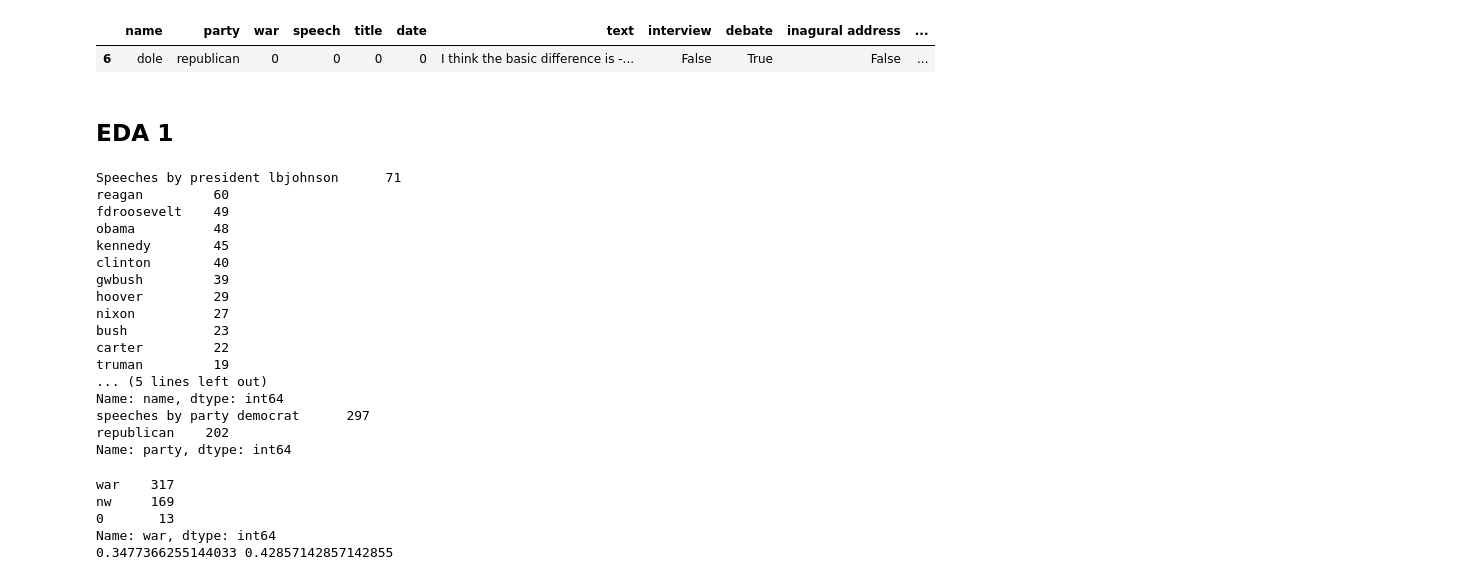
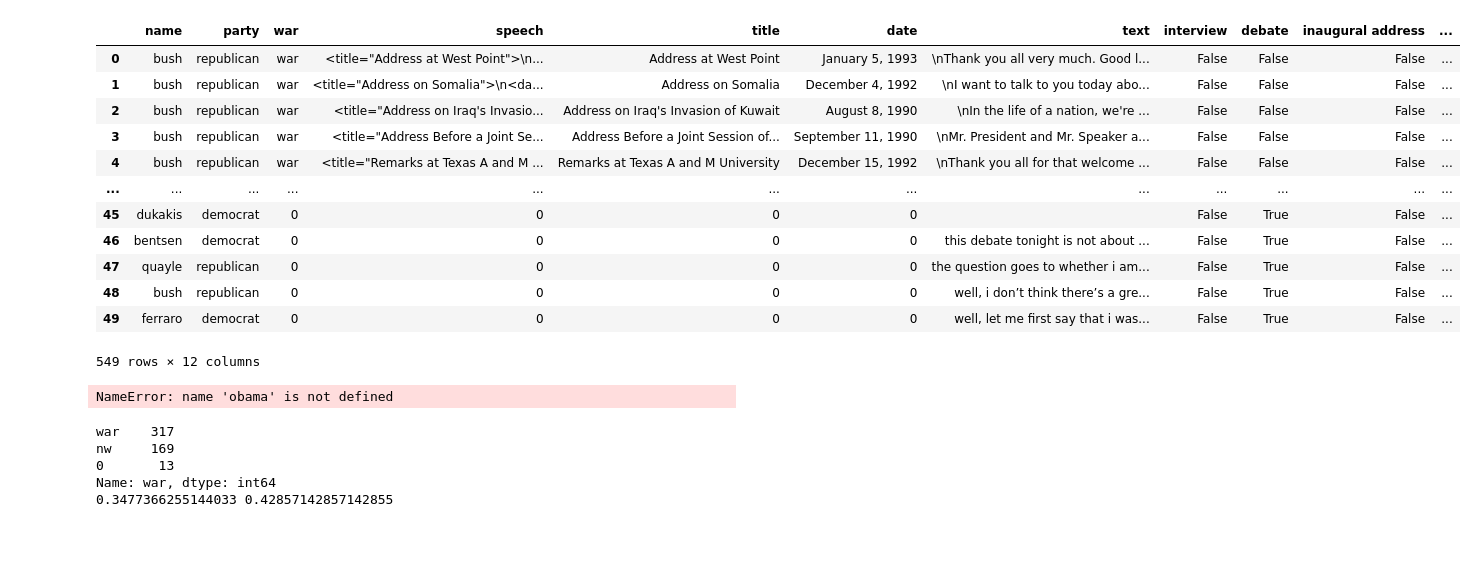
Before and after one commit to annewbarry/partisan-speech, a Jupyter notebook: partisan_speech.ipynb, the cells around one changed output. Drawn from its saved outputs; the diff is of its cells as text; code cells hidden in the pictures; blank space fills up the shorter version.

```diff
--- a/partisan_speech.ipynb
+++ b/partisan_speech.ipynb
@@ -109,3 +119,11 @@ delimiters = [['Bush.>', '>', '<Governor Clinton.', '>'], ['BUSH:>', '<', '<DUKA
               ['<MR. KENNEDY:>', '<', '<MR. NIXON:', '>'], ['<MR. KENNEDY:>', '<', '<MR. NIXON:', '>'],
               ['<MR. KENNEDY:>', '<', '<MR. NIXON:', '>'], ['<The President.>', '<', '<Mr. Mondale.', '>'],
               ['<PRESIDENT REAGAN:>', '<', '<MR. MONDALE:', '>']]
+opponents = []
+for i in range(len(idx)):
+    text = df.loc[idx[i], 'text']
+    df.loc[idx[i],'text'] = find_between(df.loc[idx[i],'text'], delimiters[i][0], delimiters[i][1])
+    opponent_text = find_between(text, delimiters[i][2], delimiters[i][3])
+    opponents.append(opponent[i] + [0, 0, 0, 0] + [opponent_text] + [False, True, False, False, False])
+opponents = pd.DataFrame(data = opponents, columns = df.columns)
+df = pd.concat([df, opponents])
@@ -148,33 +255,23 @@ df = pd.concat([df, opponents])
+# %%
+df
+# %% [output]
+|  | name | party | war | speech | title | date | text | interview | debate | inaugural address | ... |
+| 0 | bush | republican | war | <title="Address at West Point">\n... | Address at West Point | January 5, 1993 | \nThank you all very much. Good l... | False | False | False | ... |
+| 1 | bush | republican | war | <title="Address on Somalia">\n<da... | Address on Somalia | December 4, 1992 | \nI want to talk to you today abo... | False | False | False | ... |
+| 2 | bush | republican | war | <title="Address on Iraq's Invasio... | Address on Iraq's Invasion of Kuwait | August 8, 1990 | \nIn the life of a nation, we're ... | False | False | False | ... |
+| 3 | bush | republican | war | <title="Address Before a Joint Se... | Address Before a Joint Session of... | September 11, 1990 | \nMr. President and Mr. Speaker a... | False | False | False | ... |
+| 4 | bush | republican | war | <title="Remarks at Texas A and M ... | Remarks at Texas A and M University | December 15, 1992 | \nThank you all for that welcome ... | False | False | False | ... |
+| ... | ... | ... | ... | ... | ... | ... | ... | ... | ... | ... | ... |
+| 45 | dukakis | democrat | 0 | 0 | 0 | 0 |  | False | True | False | ... |
+| 46 | bentsen | democrat | 0 | 0 | 0 | 0 | this debate tonight is not about ... | False | True | False | ... |
+| 47 | quayle | republican | 0 | 0 | 0 | 0 | the question goes to whether i am... | False | True | False | ... |
+| 48 | bush | republican | 0 | 0 | 0 | 0 | well, i don’t think there’s a gre... | False | True | False | ... |
+| 49 | ferraro | democrat | 0 | 0 | 0 | 0 | well, let me first say that i was... | False | True | False | ... |
+549 rows × 12 columns
 # %%
-df[df['name']=='dole']
+df[df['name'] == obama]
 # %% [output]
-|  | name | party | war | speech | title | date | text | interview | debate | inagural address | ... |
-| 6 | dole | republican | 0 | 0 | 0 | 0 | I think the basic difference is -... | False | True | False | ... |
+NameError: name 'obama' is not defined
-# %% [markdown]
-## EDA 1
-# %%
-##EDA!!!
-
-print(f'Speeches by president {df.name.value_counts()}')
-print(f'speeches by party {df.party.value_counts()}')
-# %% [output]
-Speeches by president lbjohnson      71
-reagan         60
-fdroosevelt    49
-obama          48
-kennedy        45
-clinton        40
-gwbush         39
-hoover         29
-nixon          27
-bush           23
-carter         22
-truman         19
-... (5 lines left out)
-Name: name, dtype: int64
-speeches by party democrat      297
-republican    202
-Name: party, dtype: int64
 # %%
 #3/7 of presidents are classified as "not war" (Hoover, Eisenhower, Ford, Carter, Reagan, Clinton).
 #These presidents have a disproportionate number of 1 term presidents, so their share of speeches are roughly
```
Also changed, not shown: parts of 27 cells of this notebook.
